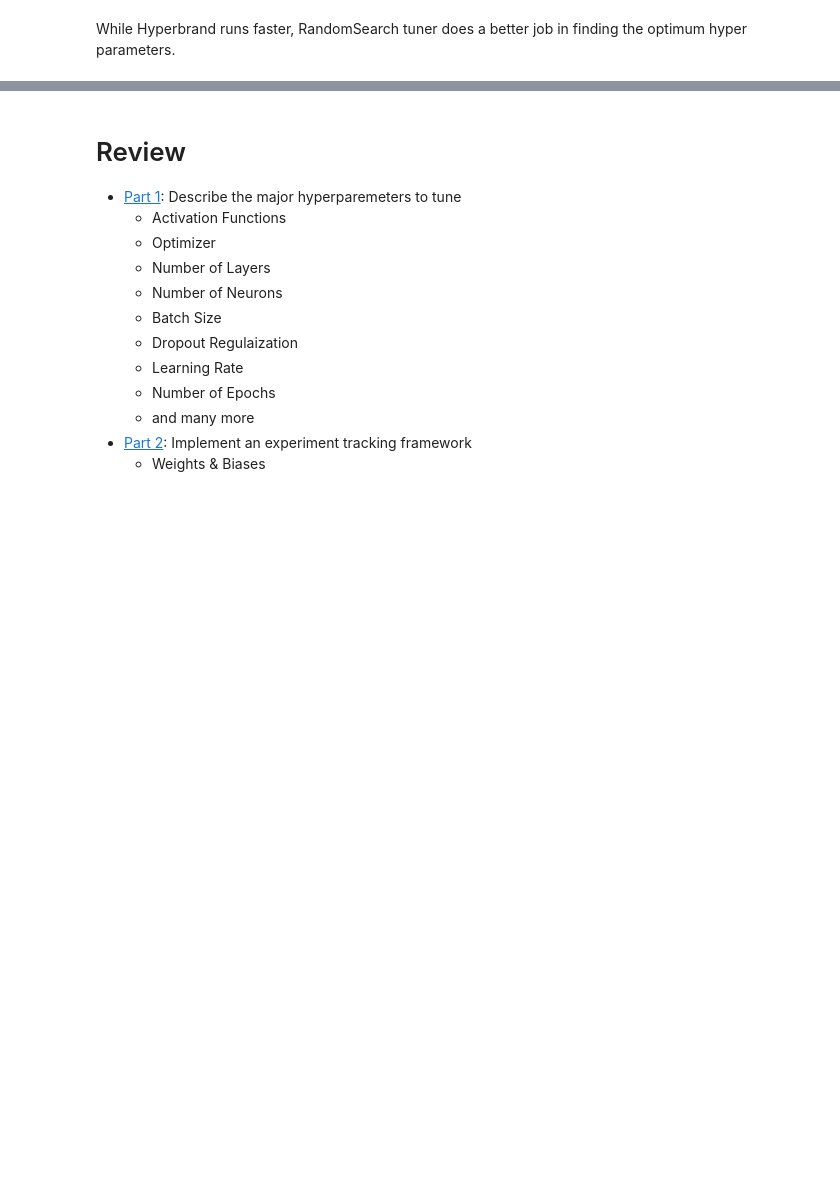
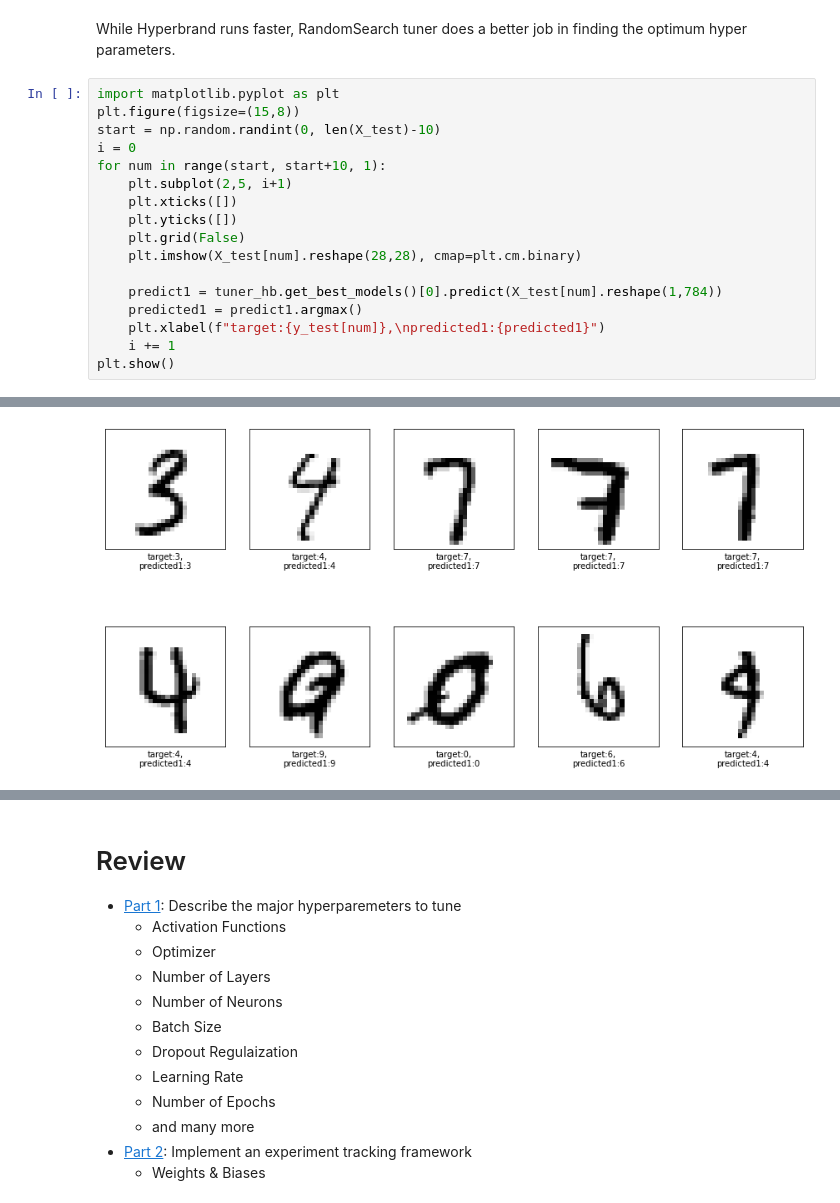
Before and after one commit to skhabiri/DS-Unit-4-Sprint-2-Neural-Networks, a Jupyter notebook: module3-Tune/ann_tune-423.ipynb, the cells around one changed output, grey strips where cells are left out. Drawn from its saved outputs; the diff is of its cells as text; blank space fills up the shorter version.

```diff
--- a/module3-Tune/ann_tune-423.ipynb
+++ b/module3-Tune/ann_tune-423.ipynb
@@ -807,3 +807,21 @@ best accuracy:  0.972599983215332
 best parameters {'dense_activation': 'sigmoid', 'units': 352, 'units_1': 24, 'units_2': 64, 'units_3': 48, 'dropout': 0.01, 'learning_rate': 0.0027887024252856224, 'tuner/epochs': 5, 'tuner/initial_ep ...
 # %% [markdown]
 While Hyperbrand runs faster, RandomSearch tuner does a better job in finding the optimum hyper parameters.
+# %%
+import matplotlib.pyplot as plt
+plt.figure(figsize=(15,8))
+start = np.random.randint(0, len(X_test)-10)
+i = 0
+for num in range(start, start+10, 1):
+    plt.subplot(2,5, i+1)
+    plt.xticks([])
+    plt.yticks([])
+    plt.grid(False)
+    plt.imshow(X_test[num].reshape(28,28), cmap=plt.cm.binary)
+
+    predict1 = tuner_hb.get_best_models()[0].predict(X_test[num].reshape(1,784))
+    predicted1 = predict1.argmax()
+    plt.xlabel(f"target:{y_test[num]},\npredicted1:{predicted1}")
+    i += 1
+plt.show()
+# %% [output]
@@ -809,0 +845 @@ While Hyperbrand runs faster, RandomSearch tuner does a better job in finding th
+[figure, added]
```
Also changed, not shown: parts of 8 cells of this notebook, 1 other file.
